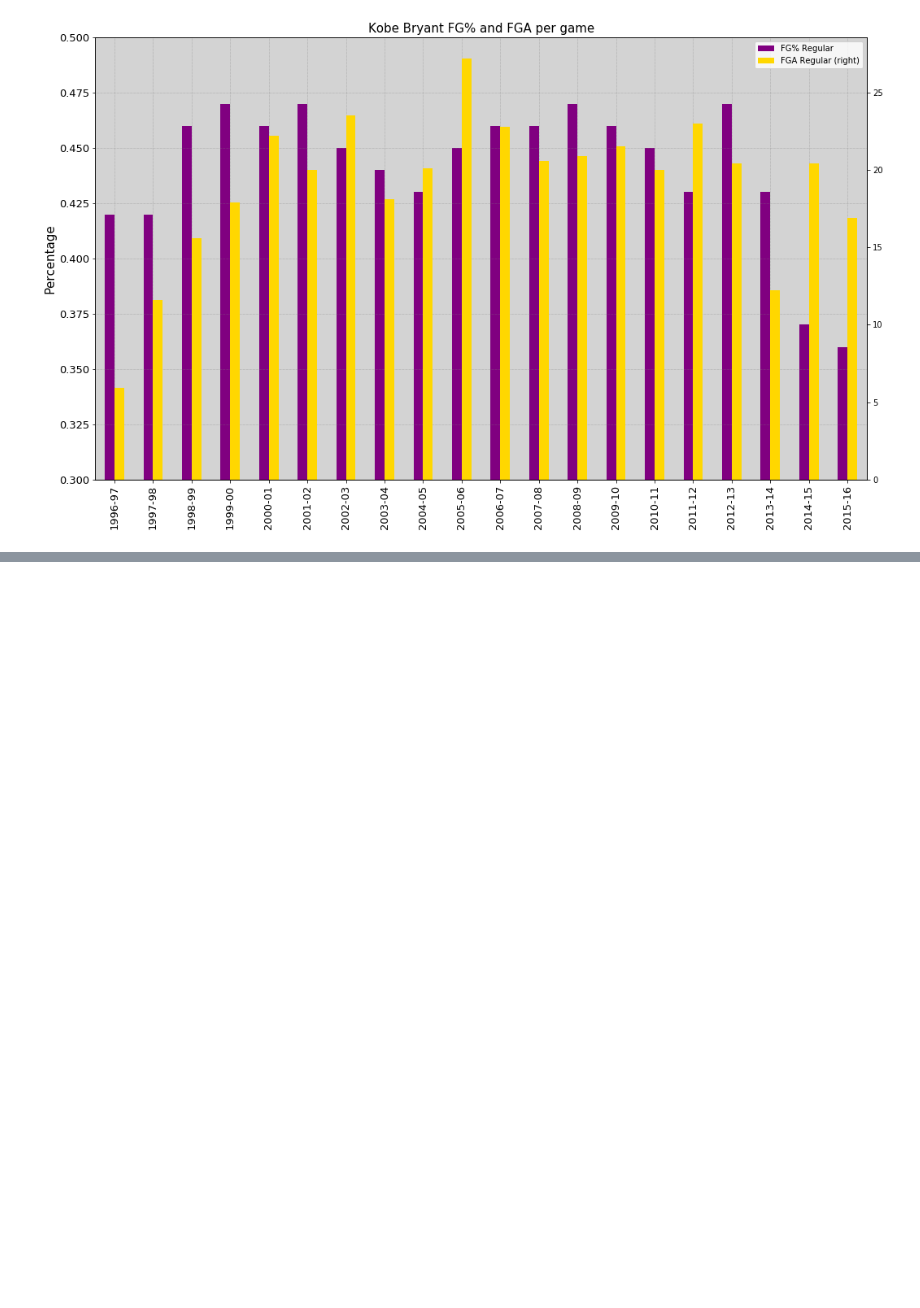
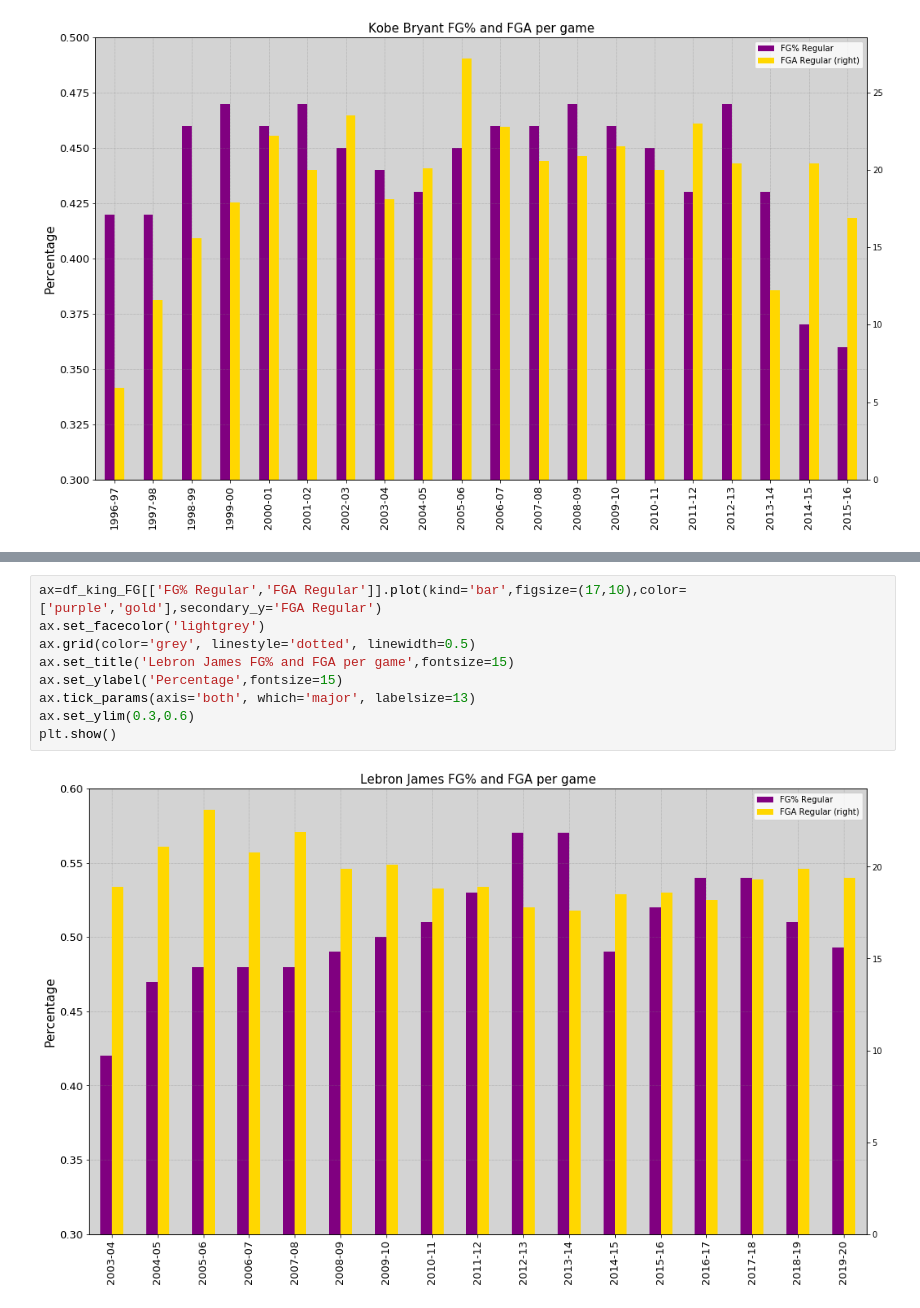
Before and after one commit to DemetrisEng/Data-Analysis-Machine-Learning, a Jupyter notebook: Jayson Tatum.ipynb, the cells around one changed output, grey strips where cells are left out. Cells and saved outputs as stored; diff of their text form; blank space fills up the shorter version.

```diff
--- a/Jayson Tatum.ipynb
+++ b/Jayson Tatum.ipynb
@@ -320,0 +343,11 @@ df_kobe_stats.head()
+# %%
+ax=df_king_FG[['FG% Regular','FGA Regular']].plot(kind='bar',figsize=(17,10),color=['purple','gold'],secondary_y='FGA Regular')
+ax.set_facecolor('lightgrey')
+ax.grid(color='grey', linestyle='dotted', linewidth=0.5)
+ax.set_title('Lebron James FG% and FGA per game',fontsize=15)
+ax.set_ylabel('Percentage',fontsize=15)
+ax.tick_params(axis='both', which='major', labelsize=13)
+ax.set_ylim(0.3,0.6)
+plt.show()
+# %% [output]
+[figure, added]
```
Also changed, not shown: parts of 8 cells of this notebook.
